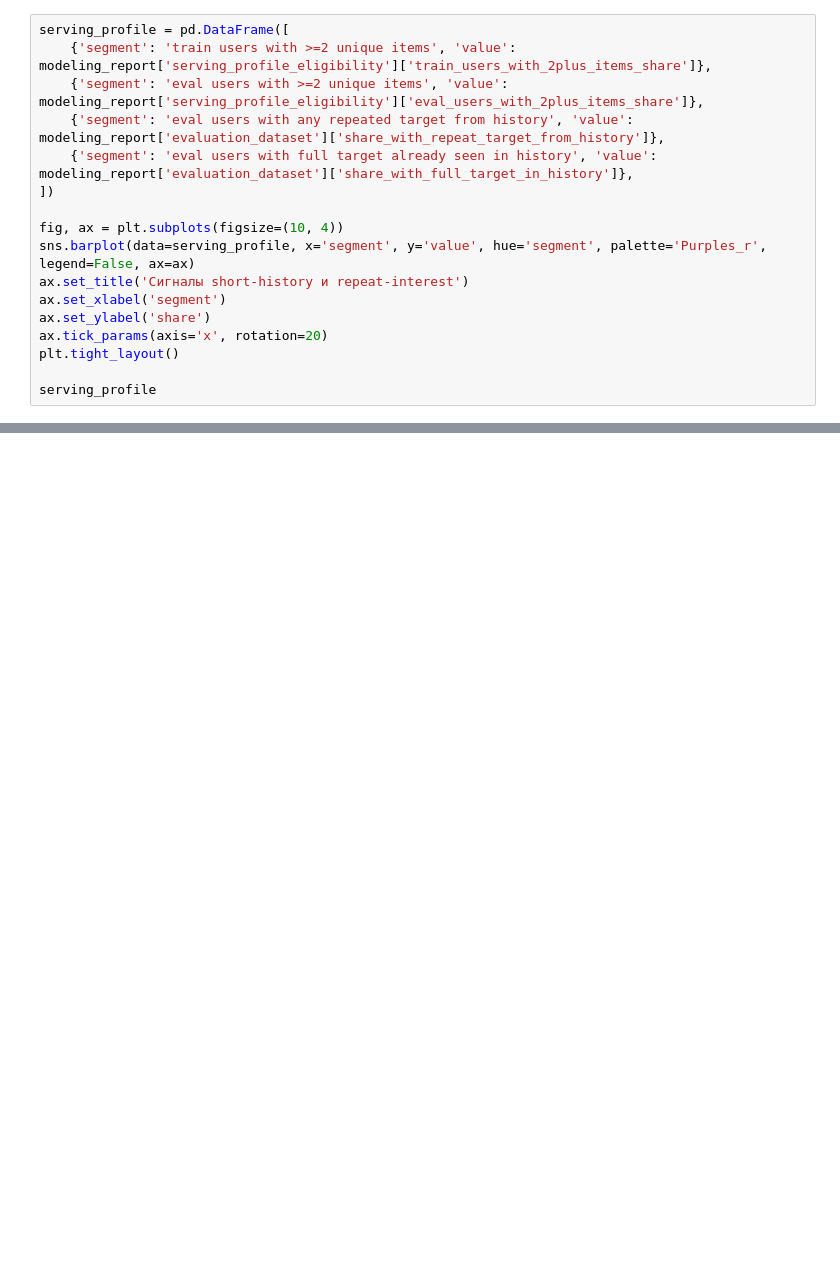
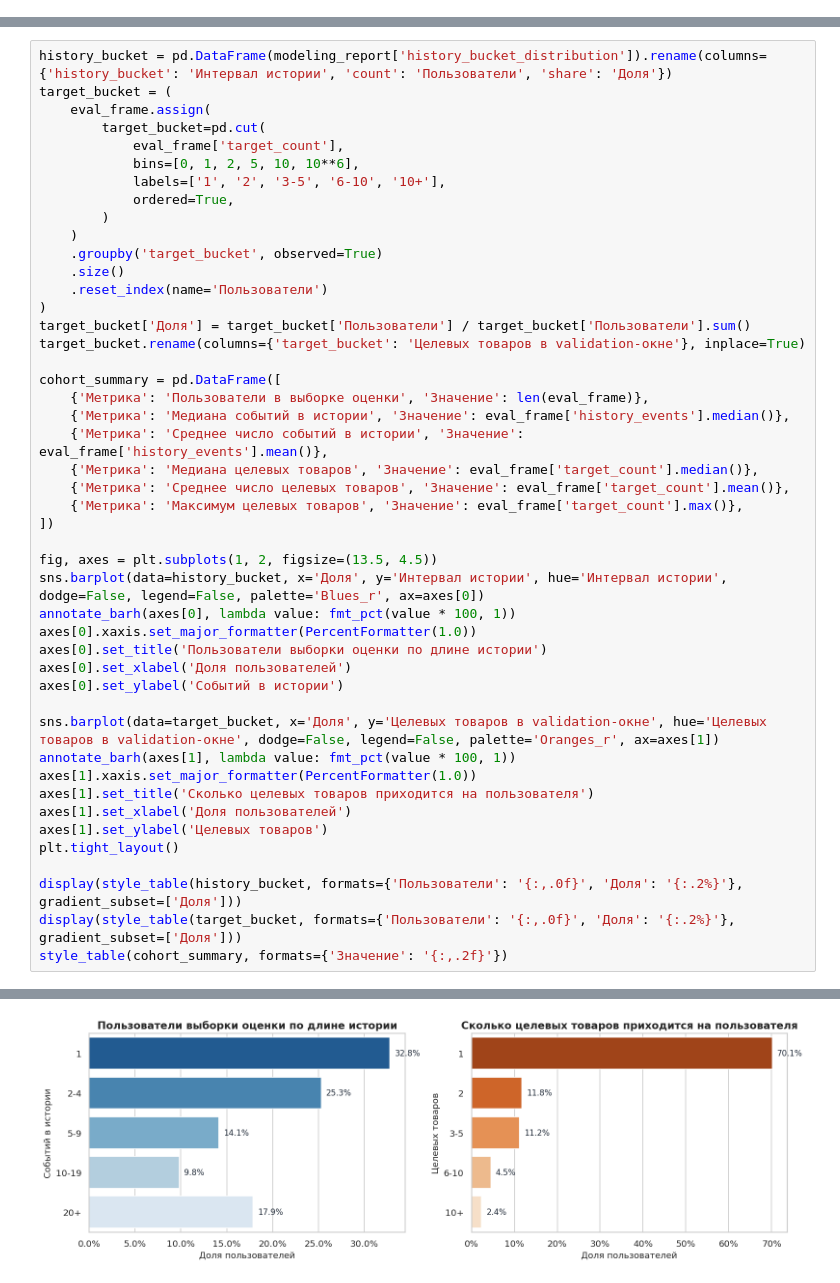
Before and after one commit to matevosovp/practicum-sem4-praktika2, a Jupyter notebook: notebooks/02_modeling.ipynb, the cells around one changed output, grey strips where cells are left out. Cells and saved outputs as stored; diff of their text form; blank space fills up the shorter version.

```diff
--- a/notebooks/02_modeling.ipynb
+++ b/notebooks/02_modeling.ipynb
@@ -199,17 +0,0 @@ metrics[['model_name', 'recall_at_k', 'catalog_coverage', 'catalog_coverage_pct'
-# %%
-serving_profile = pd.DataFrame([
-    {'segment': 'train users with >=2 unique items', 'value': modeling_report['serving_profile_eligibility']['train_users_with_2plus_items_share']},
-    {'segment': 'eval users with >=2 unique items', 'value': modeling_report['serving_profile_eligibility']['eval_users_with_2plus_items_share']},
-    {'segment': 'eval users with any repeated target from history', 'value': modeling_report['evaluation_dataset']['share_with_repeat_target_from_history']},
-    {'segment': 'eval users with full target already seen in history', 'value': modeling_report['evaluation_dataset']['share_with_full_target_in_history']},
-])
-
-fig, ax = plt.subplots(figsize=(10, 4))
-sns.barplot(data=serving_profile, x='segment', y='value', hue='segment', palette='Purples_r', legend=False, ax=ax)
-ax.set_title('Сигналы short-history и repeat-interest')
-ax.set_xlabel('segment')
-ax.set_ylabel('share')
-ax.tick_params(axis='x', rotation=20)
-plt.tight_layout()
-
-serving_profile
@@ -246,0 +182,47 @@ samples
+# %%
+history_bucket = pd.DataFrame(modeling_report['history_bucket_distribution']).rename(columns={'history_bucket': 'Интервал истории', 'count': 'Пользователи', 'share': 'Доля'})
+target_bucket = (
+    eval_frame.assign(
+        target_bucket=pd.cut(
+            eval_frame['target_count'],
+            bins=[0, 1, 2, 5, 10, 10**6],
+            labels=['1', '2', '3-5', '6-10', '10+'],
+            ordered=True,
+        )
+    )
+    .groupby('target_bucket', observed=True)
+    .size()
+    .reset_index(name='Пользователи')
+)
+target_bucket['Доля'] = target_bucket['Пользователи'] / target_bucket['Пользователи'].sum()
+target_bucket.rename(columns={'target_bucket': 'Целевых товаров в validation-окне'}, inplace=True)
+
+cohort_summary = pd.DataFrame([
+    {'Метрика': 'Пользователи в выборке оценки', 'Значение': len(eval_frame)},
+    {'Метрика': 'Медиана событий в истории', 'Значение': eval_frame['history_events'].median()},
+    {'Метрика': 'Среднее число событий в истории', 'Значение': eval_frame['history_events'].mean()},
+    {'Метрика': 'Медиана целевых товаров', 'Значение': eval_frame['target_count'].median()},
+    {'Метрика': 'Среднее число целевых товаров', 'Значение': eval_frame['target_count'].mean()},
+    {'Метрика': 'Максимум целевых товаров', 'Значение': eval_frame['target_count'].max()},
+])
+
+fig, axes = plt.subplots(1, 2, figsize=(13.5, 4.5))
+sns.barplot(data=history_bucket, x='Доля', y='Интервал истории', hue='Интервал истории', dodge=False, legend=False, palette='Blues_r', ax=axes[0])
+annotate_barh(axes[0], lambda value: fmt_pct(value * 100, 1))
+axes[0].xaxis.set_major_formatter(PercentFormatter(1.0))
+axes[0].set_title('Пользователи выборки оценки по длине истории')
+axes[0].set_xlabel('Доля пользователей')
+axes[0].set_ylabel('Событий в истории')
+
+sns.barplot(data=target_bucket, x='Доля', y='Целевых товаров в validation-окне', hue='Целевых товаров в validation-окне', dodge=False, legend=False, palette='Oranges_r', ax=axes[1])
+annotate_barh(axes[1], lambda value: fmt_pct(value * 100, 1))
+axes[1].xaxis.set_major_formatter(PercentFormatter(1.0))
+axes[1].set_title('Сколько целевых товаров приходится на пользователя')
+axes[1].set_xlabel('Доля пользователей')
+axes[1].set_ylabel('Целевых товаров')
+plt.tight_layout()
+
+display(style_table(history_bucket, formats={'Пользователи': '{:,.0f}', 'Доля': '{:.2%}'}, gradient_subset=['Доля']))
+display(style_table(target_bucket, formats={'Пользователи': '{:,.0f}', 'Доля': '{:.2%}'}, gradient_subset=['Доля']))
+style_table(cohort_summary, formats={'Значение': '{:,.2f}'})
+# %% [output]
@@ -246,0 +248 @@ samples
+[figure, added]
```
Also changed, not shown: parts of 59 cells of this notebook, 7 other files.
